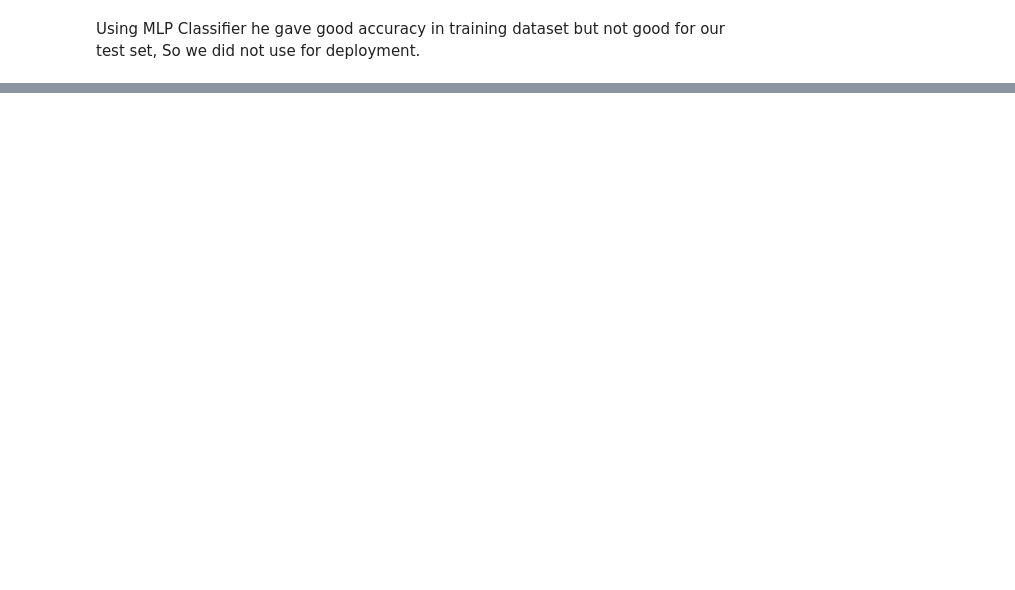
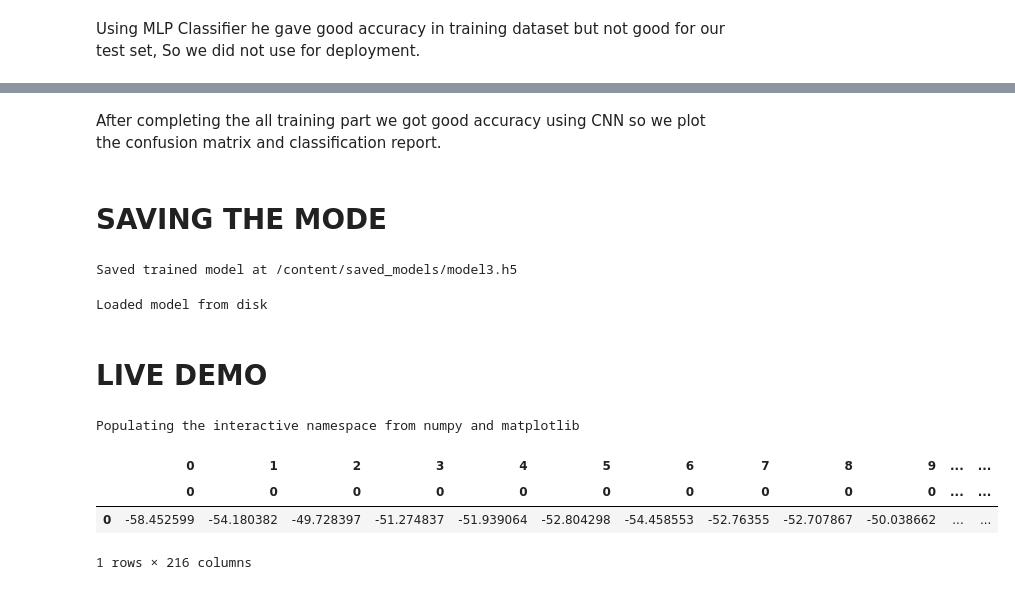
Before and after one commit to Tanjul5/Speech-Emotion-Recognition, a Jupyter notebook: Speech_Emotion_Recognition.ipynb, the cells around one changed output, grey strips where cells are left out. Cells and saved outputs as stored; diff of their text form; code cells hidden in the pictures; blank space fills up the shorter version.

```diff
--- a/Speech_Emotion_Recognition.ipynb
+++ b/Speech_Emotion_Recognition.ipynb
@@ -554,0 +779,15 @@ _________________________________________________________________
+# %% [markdown]
+After completing the all training part we got good accuracy using CNN so we plot the confusion matrix and classification report.
+# %% [markdown]
+# SAVING THE MODE
+# %%
+model_name = 'model3.h5'
+save_dir = os.path.join(os.getcwd(), 'saved_models')
+# Save model and weights
+if not os.path.isdir(save_dir):
+    os.makedirs(save_dir)
+model_path = os.path.join(save_dir, model_name)
+model.save(model_path)
+print('Saved trained model at %s ' % model_path)
+# %% [output]
+Saved trained model at /content/saved_models/model3.h5
@@ -554,0 +799,39 @@ _________________________________________________________________
+# %%
+from keras.models import model_from_json
+json_file = open('model.json', 'r')
+loaded_model_json = json_file.read()
+json_file.close()
+loaded_model = model_from_json(loaded_model_json)
+# load weights into new model
+loaded_model.load_weights("/content/drive/MyDrive/SPEECH_EMOTION_RECOGNITION/model3.h5")
+print("Loaded model from disk")
+# %% [output]
+Loaded model from disk
+# %% [markdown]
+# LIVE DEMO
+# %%
+data, sampling_rate = librosa.load("/content/drive/MyDrive/SPEECH_EMOTION_RECOGNITION/test.wav")
+# %%
+% pylab inline
+import os
+import pandas as pd
+import librosa
+import glob
+# %% [output]
+Populating the interactive namespace from numpy and matplotlib
+# %%
+#livedf= pd.DataFrame(columns=['feature'])
+X, sample_rate = librosa.load('../content/drive/MyDrive/SPEECH_EMOTION_RECOGNITION/data/Actor_08/03-01-01-01-01-01-08.wav', res_type='kaiser_fast',duration=2.5,sr=22050*2,offset=0.5)
+sample_rate = np.array(sample_rate)
+mfccs = np.mean(librosa.feature.mfcc(y=X, sr=sample_rate, n_mfcc=13),axis=0)
+featurelive = mfccs
+livedf2 = featurelive
+# %%
+livedf2= pd.DataFrame(data=livedf2)
+livedf2 = livedf2.stack().to_frame().T
+livedf2
+# %% [output]
+|  | 0 | 1 | 2 | 3 | 4 | 5 | 6 | 7 | 8 | 9 | ... | ... |
+|  | 0 | 0 | 0 | 0 | 0 | 0 | 0 | 0 | 0 | 0 | ... | ... |
+| 0 | -58.452599 | -54.180382 | -49.728397 | -51.274837 | -51.939064 | -52.804298 | -54.458553 | -52.76355 | -52.707867 | -50.038662 | ... | ... |
+1 rows × 216 columns
```
Also changed, not shown: parts of 63 cells of this notebook.
